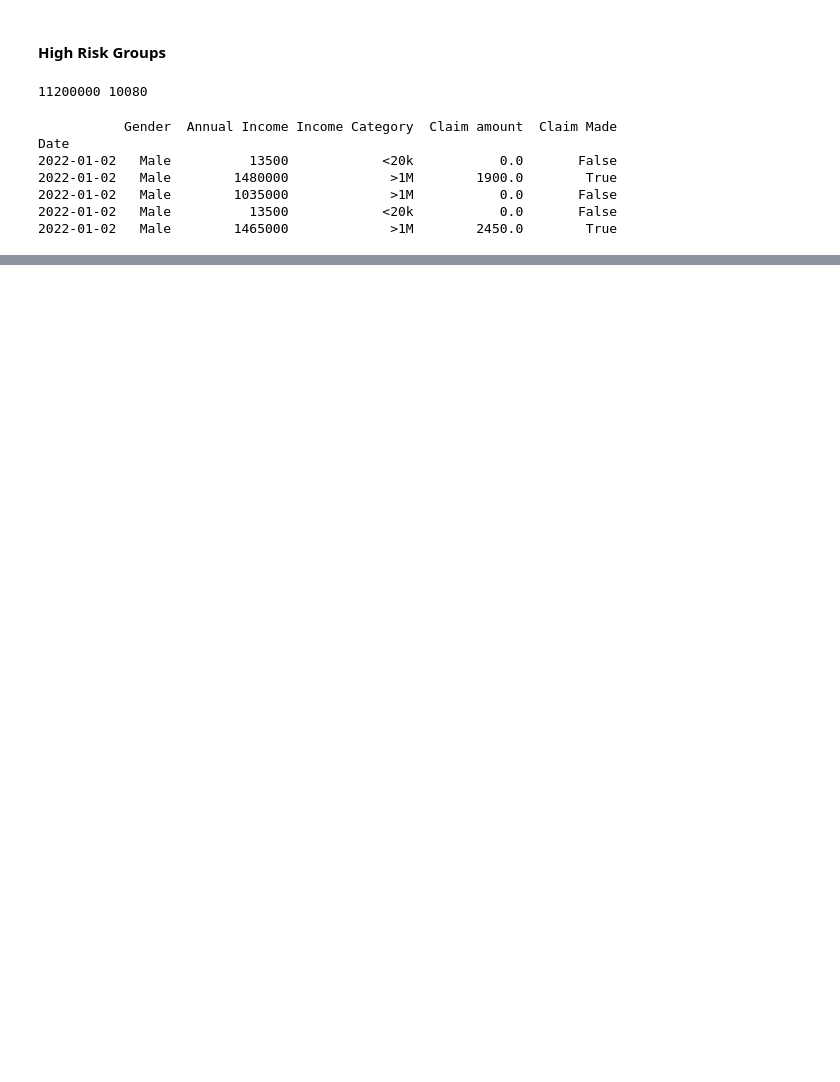
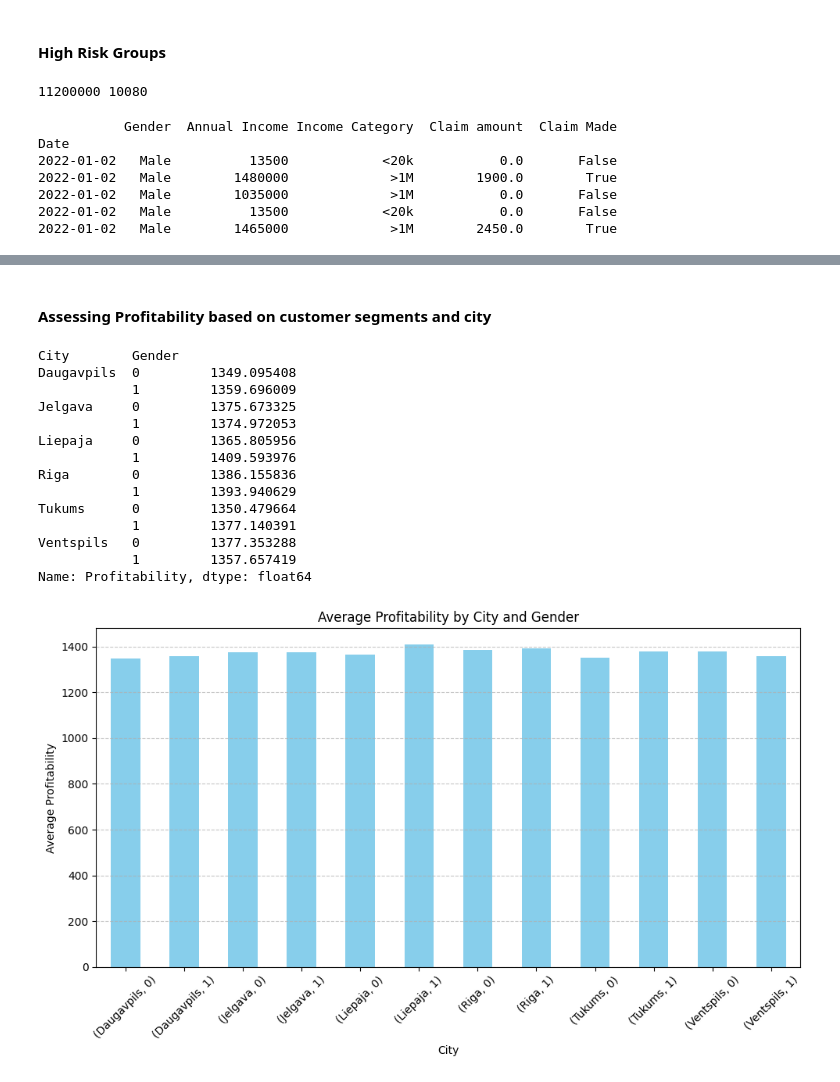
Before and after one commit to Shirleen-Gathungu/Financial-Risk-Forecasting, a Jupyter notebook: financial_risk_analysis.ipynb, the cells around one changed output, grey strips where cells are left out. Cells and saved outputs as stored; diff of their text form; code cells hidden in the pictures; blank space fills up the shorter version.

```diff
--- a/financial_risk_analysis.ipynb
+++ b/financial_risk_analysis.ipynb
@@ -480,0 +600,37 @@ Root Mean Squared Error (RMSE): 936.7111731990616
+# %% [markdown]
+#### Assessing Profitability based on customer segments and city
+# %%
+# Calculating profitability
+insurance_data['Profitability'] = insurance_data['Amount_paid_for_insurance'] - insurance_data['Claim amount']
+
+
+# Analyzing profitability across segments
+profitability_by_segment = insurance_data.groupby(['City','Gender'])['Profitability'].mean()
+
+print(profitability_by_segment)
+
+plt.figure(figsize=(10, 6))
+profitability_by_segment.plot(kind='bar', color='skyblue')
+plt.title('Average Profitability by City and Gender')
+plt.xlabel('City')
+plt.ylabel('Average Profitability')
+plt.xticks(rotation=45)
+plt.grid(axis='y', linestyle='--', alpha=0.7)
+plt.tight_layout()
+plt.show()
+# %% [output]
+City        Gender
+Daugavpils  0         1349.095408
+            1         1359.696009
+Jelgava     0         1375.673325
+            1         1374.972053
+Liepaja     0         1365.805956
+            1         1409.593976
+Riga        0         1386.155836
+            1         1393.940629
+Tukums      0         1350.479664
+            1         1377.140391
+Ventspils   0         1377.353288
+            1         1357.657419
+Name: Profitability, dtype: float64
+[figure, added]
```
Also changed, not shown: parts of 14 cells of this notebook.
